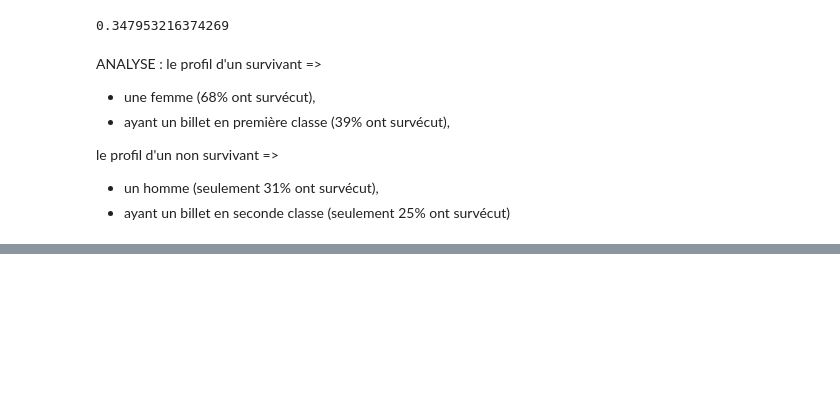
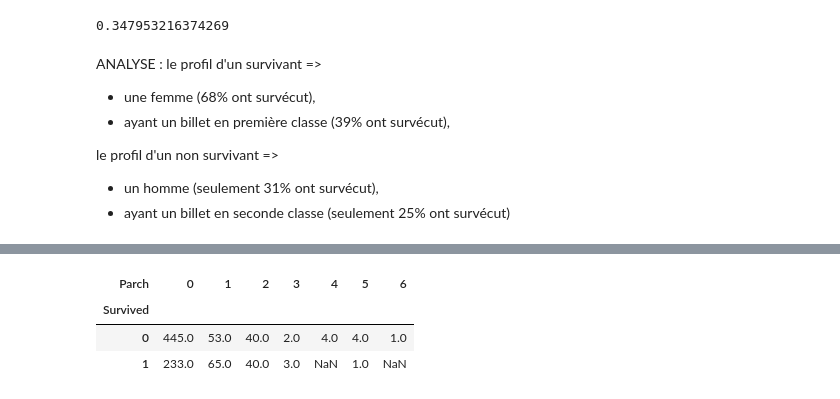
Before and after one commit to saraaaaahb/data-science-tutorials, a Jupyter notebook: introduction-to-python/Introduction to pandas.ipynb, the cells around one changed output, grey strips where cells are left out. Cells and saved outputs as stored; diff of their text form; code cells hidden in the pictures; blank space fills up the shorter version.

```diff
--- a/introduction-to-python/Introduction to pandas.ipynb
+++ b/introduction-to-python/Introduction to pandas.ipynb
@@ -332,0 +347,7 @@ le profil d'un non survivant =>
+# %%
+df.groupby(['Survived', 'Parch'])['PassengerId'].count().unstack()
+# %% [output]
+| Parch | 0 | 1 | 2 | 3 | 4 | 5 | 6 |
+| Survived |  |  |  |  |  |  |  |
+| 0 | 445.0 | 53.0 | 40.0 | 2.0 | 4.0 | 4.0 | 1.0 |
+| 1 | 233.0 | 65.0 | 40.0 | 3.0 | NaN | 1.0 | NaN |
```
Also changed, not shown: parts of 11 cells of this notebook.
